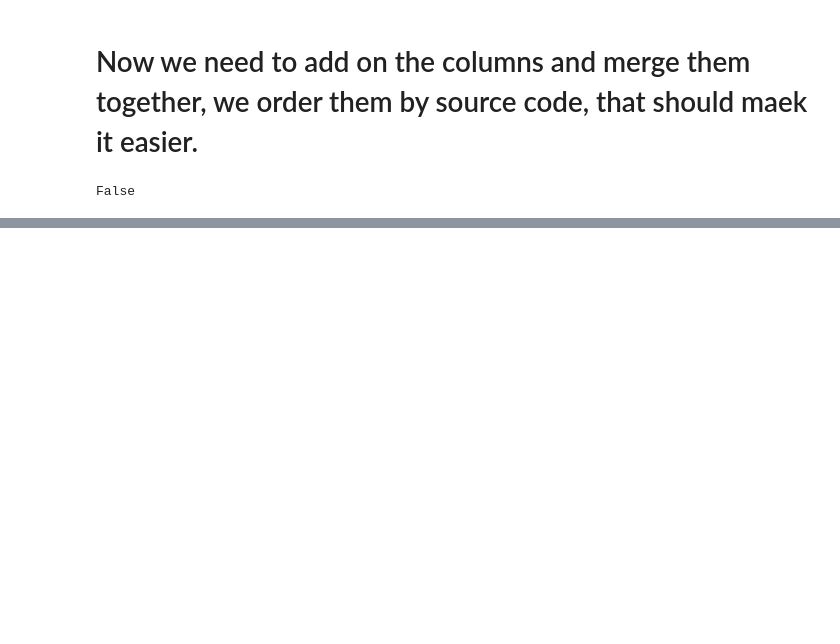
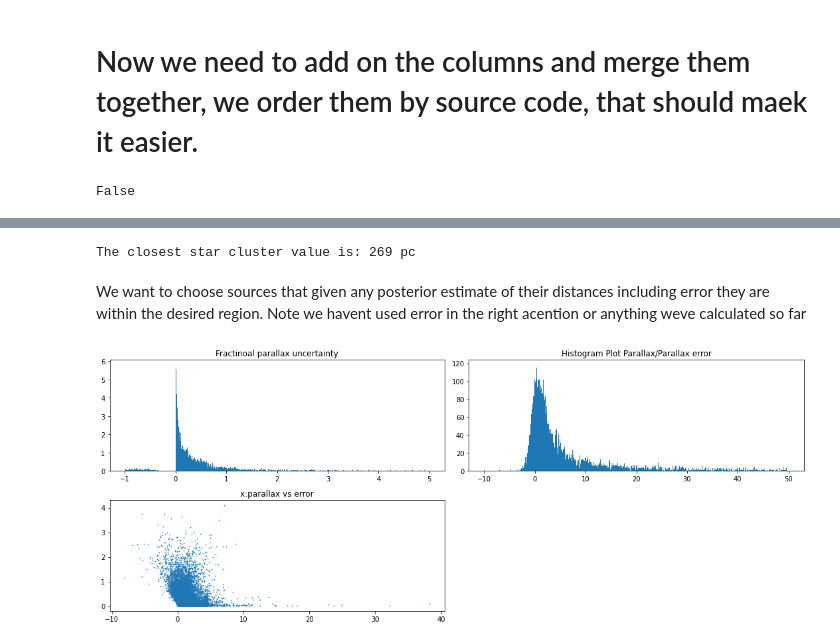
Before and after one commit to ocallam6/cluster, a Jupyter notebook: analysis.ipynb, the cells around one changed output, grey strips where cells are left out. Cells and saved outputs as stored; diff of their text form; code cells hidden in the pictures; blank space fills up the shorter version.

```diff
--- a/analysis.ipynb
+++ b/analysis.ipynb
@@ -5,7 +5,7 @@ from astropy.coordinates import SkyCoord
 from astroquery.gaia import Gaia
 import numpy as np
 # %%
-Gaia.MAIN_GAIA_TABLE = "gaiadr2.gaia_source"  # Select Data Release 2, default
+
 Gaia.MAIN_GAIA_TABLE = "gaiaedr3.gaia_source" # Select early Data Release 3
 Gaia.ROW_LIMIT=-1
 # %% [markdown]
@@ -87,7 +88,7 @@ dec_center=closest_cluster['DEJ2000']
 diam=closest_cluster['Diam']
 
 #is the frame right
-coord = SkyCoord(right_as_center+dec_center, unit=(u.hourangle, u.deg))
+coord = SkyCoord(right_as_center,dec_center, unit=(u.hourangle, u.deg))
 rad = u.Quantity(diam, u.arcminute)
 
 r = Gaia.cone_search_async(coordinate=coord, radius=rad, verbose=True)
@@ -237,0 +215,12 @@ TypeError: invalid type promotion with structured datatype(s).
+# %%
+import pandas as pd
+gaia_edr3=gaia_edr3.to_pandas()
+bjones=bjones.to_pandas()
+
+#However information about the units has been lost entirely here
+# %%
+#The next code is a bit of a ring around btu its going to give us what we want
+# We have ordered the dataframes by increasing source id so that we shoudl have right sources
+
+total_gaia = pd.concat([gaia_edr3,bjones], axis=1, join="inner")
+total_gaia
@@ -237,0 +254,32 @@ TypeError: invalid type promotion with structured datatype(s).
+# %%
+print('The closest star cluster value is:', closest_cluster['Dist'], 'pc')
+# %% [output]
+The closest star cluster value is: 269 pc
+# %% [markdown]
+We want to choose sources that given any posterior estimate of their distances including error they are within the desired region. Note we havent used error in the right acention or anything weve calculated so far
+# %%
+#Let us first plot the parallax vs error
+import matplotlib.pyplot as plt
+import matplotlib.gridspec as gs
+ax0=total_gaia['parallax_error']
+ax1=total_gaia['parallax']
+ax2=total_gaia['parallax_over_error']
+
+fig=plt.figure(figsize=(15,6))
+grid=gs.GridSpec(2,2)
+a1=plt.subplot(grid[0,0])
+a2=plt.subplot(grid[0,1])
+a3=plt.subplot(grid[1,0])
+
+a1.hist(1.0/(ax2),density=True,bins=1000,range=[-1,5])
+a1.set_title('Fractinoal parallax uncertainty')
+
+a2.hist(ax2,density=False,bins=1000,range=[-10,50])
+a2.set_title('Histogram Plot Parallax/Parallax error')
+
+a3.scatter(ax1,ax0,s=0.5)
+a3.set_title('x:parallax vs error')
+
+plt.tight_layout()
+# %% [output]
+[figure, added]
```
Also changed, not shown: parts of 24 cells of this notebook.
